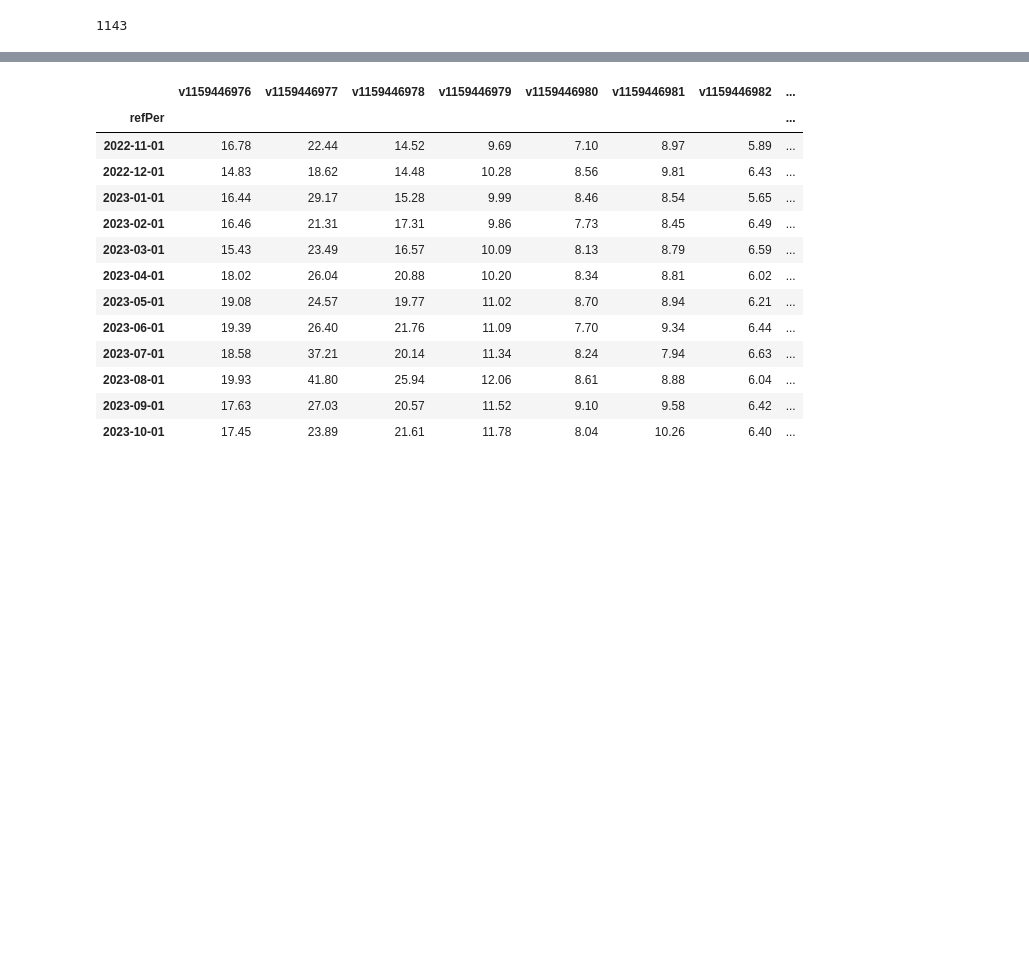
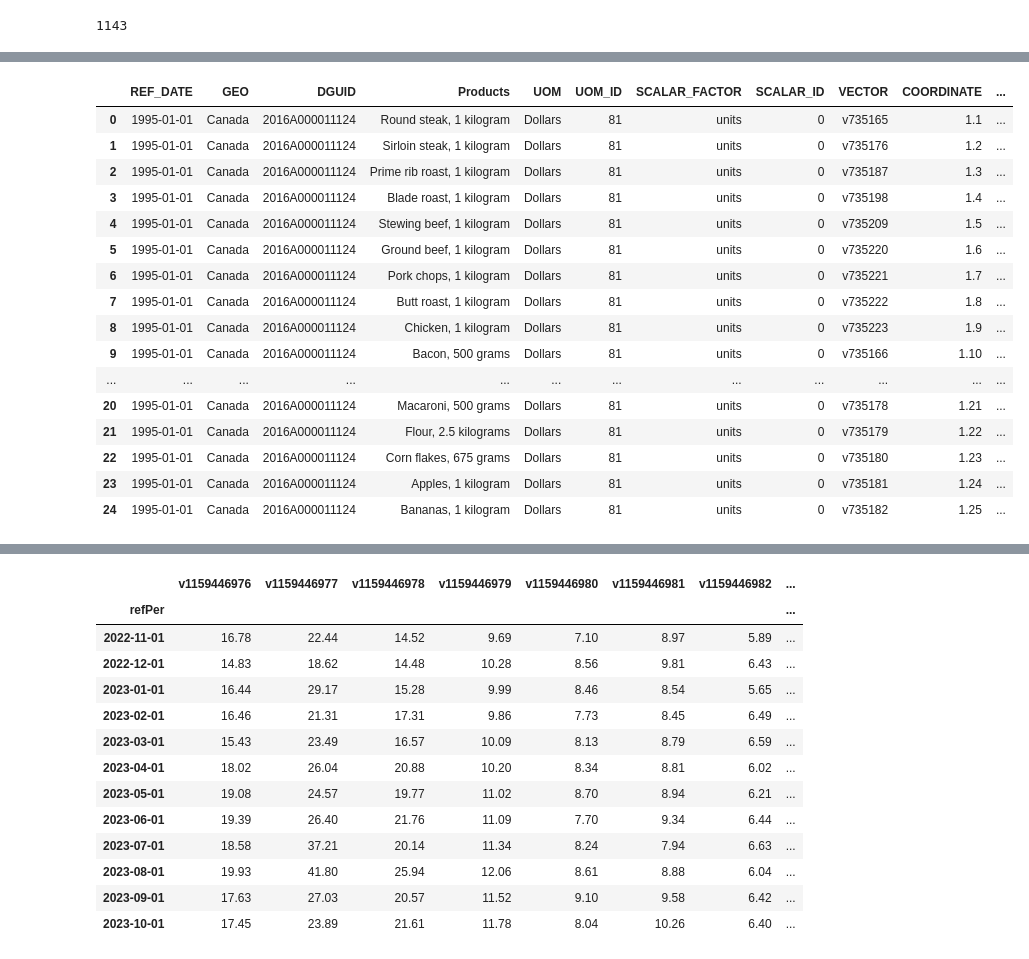
Before and after one commit to madiwiebe/ict-food-cost-planner-project, a Jupyter notebook: data_acquisition/api_tests.ipynb, the cells around one changed output, grey strips where cells are left out. Drawn from its saved outputs; the diff is of its cells as text; code cells hidden in the pictures; blank space fills up the shorter version.

Commit message:
Update api_tests.ipynb
Accessed national data (1995 - 2022)

```diff
--- a/data_acquisition/api_tests.ipynb
+++ b/data_acquisition/api_tests.ipynb
@@ -186,0 +164,3 @@ viddf = sc.vectors_to_df_remote(vector_list, periods=334)
+# %%
+# retrieve table data for national MRA prices (1995 - 2022)
+national_MRA = sc.table_to_df("18-10-0002-01")
@@ -186,0 +169,20 @@ viddf = sc.vectors_to_df_remote(vector_list, periods=334)
+# %%
+national_MRA.head(25)
+# %% [output]
+|  | REF_DATE | GEO | DGUID | Products | UOM | UOM_ID | SCALAR_FACTOR | SCALAR_ID | VECTOR | COORDINATE | ... |
+| 0 | 1995-01-01 | Canada | 2016A000011124 | Round steak, 1 kilogram | Dollars | 81 | units | 0 | v735165 | 1.1 | ... |
+| 1 | 1995-01-01 | Canada | 2016A000011124 | Sirloin steak, 1 kilogram | Dollars | 81 | units | 0 | v735176 | 1.2 | ... |
+| 2 | 1995-01-01 | Canada | 2016A000011124 | Prime rib roast, 1 kilogram | Dollars | 81 | units | 0 | v735187 | 1.3 | ... |
+| 3 | 1995-01-01 | Canada | 2016A000011124 | Blade roast, 1 kilogram | Dollars | 81 | units | 0 | v735198 | 1.4 | ... |
+| 4 | 1995-01-01 | Canada | 2016A000011124 | Stewing beef, 1 kilogram | Dollars | 81 | units | 0 | v735209 | 1.5 | ... |
+| 5 | 1995-01-01 | Canada | 2016A000011124 | Ground beef, 1 kilogram | Dollars | 81 | units | 0 | v735220 | 1.6 | ... |
+| 6 | 1995-01-01 | Canada | 2016A000011124 | Pork chops, 1 kilogram | Dollars | 81 | units | 0 | v735221 | 1.7 | ... |
+| 7 | 1995-01-01 | Canada | 2016A000011124 | Butt roast, 1 kilogram | Dollars | 81 | units | 0 | v735222 | 1.8 | ... |
+| 8 | 1995-01-01 | Canada | 2016A000011124 | Chicken, 1 kilogram | Dollars | 81 | units | 0 | v735223 | 1.9 | ... |
+| 9 | 1995-01-01 | Canada | 2016A000011124 | Bacon, 500 grams | Dollars | 81 | units | 0 | v735166 | 1.10 | ... |
+| ... | ... | ... | ... | ... | ... | ... | ... | ... | ... | ... | ... |
+| 20 | 1995-01-01 | Canada | 2016A000011124 | Macaroni, 500 grams | Dollars | 81 | units | 0 | v735178 | 1.21 | ... |
+| 21 | 1995-01-01 | Canada | 2016A000011124 | Flour, 2.5 kilograms | Dollars | 81 | units | 0 | v735179 | 1.22 | ... |
+| 22 | 1995-01-01 | Canada | 2016A000011124 | Corn flakes, 675 grams | Dollars | 81 | units | 0 | v735180 | 1.23 | ... |
+| 23 | 1995-01-01 | Canada | 2016A000011124 | Apples, 1 kilogram | Dollars | 81 | units | 0 | v735181 | 1.24 | ... |
+| 24 | 1995-01-01 | Canada | 2016A000011124 | Bananas, 1 kilogram | Dollars | 81 | units | 0 | v735182 | 1.25 | ... |
```
Also changed, not shown: parts of 18 cells of this notebook.
